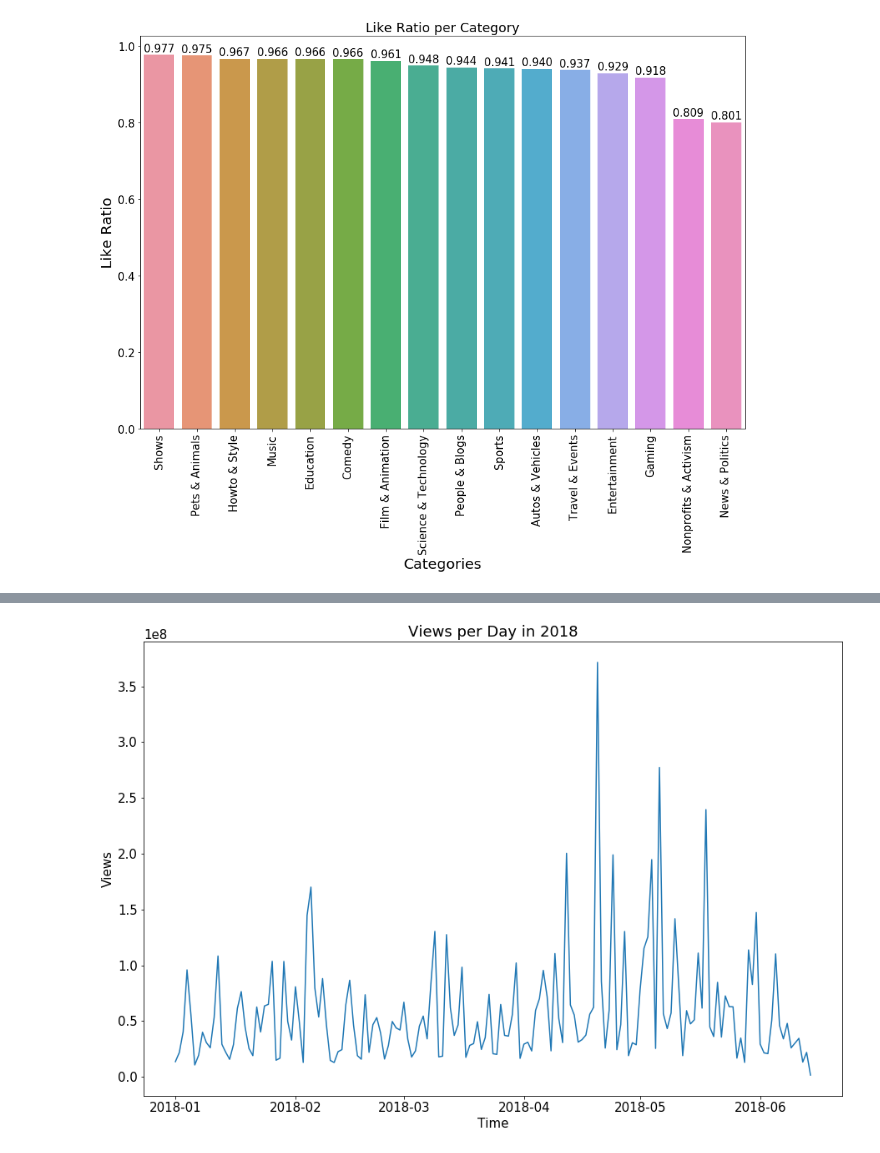
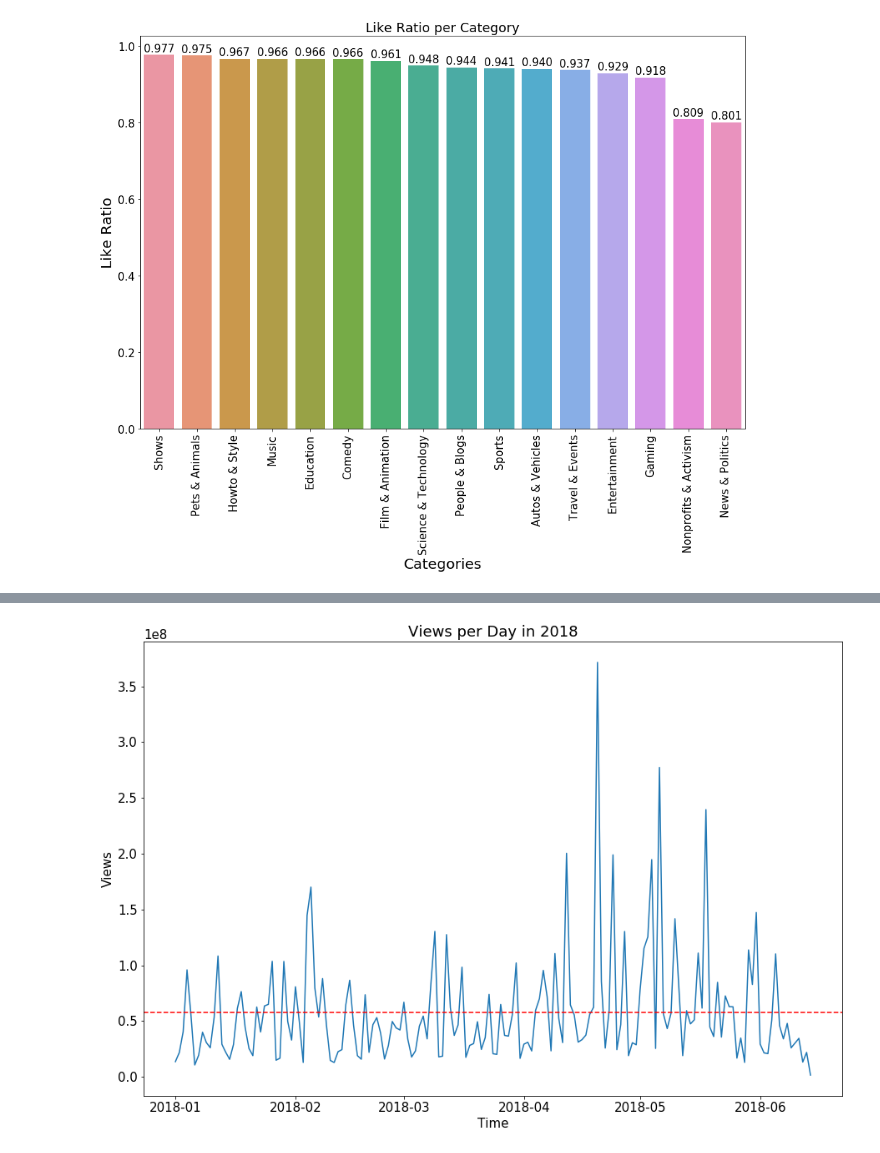
Before and after one commit to NickBoller/NickBoller.github.io, a Jupyter notebook: Final Project.ipynb, the cells around one changed output, grey strips where cells are left out. Cells and saved outputs as stored; diff of their text form; code cells hidden in the pictures.

```diff
--- a/Final Project.ipynb
+++ b/Final Project.ipynb
@@ -285,32 +280,38 @@ for index, row in yt_videos.iterrows():
 
 # Add the new date column
 yt_videos['publish_date'] = publish_date
 
 # Convert the new date column to a datetime object
 yt_videos['publish_date'] = pd.to_datetime(yt_videos['publish_date'])
 
 # Sort the dataframe in ascending order by datetime
 yt_videos = yt_videos.sort_values(by='publish_date')
 
 views_per_day = {k:0 for k in yt_videos['publish_date']}
 cutoff_date = datetime.datetime(2018,1,1)
 
 # Only tally views on days that come on or after January 1, 2018
 # This is because most of the data occurs in 2018
 for index, row in yt_videos.iterrows():
     if row['publish_date'] >= cutoff_date:
         views_per_day[row['publish_date']] += row['views']
 
 # Only consider views that are greater than zero
 dates = [k for k,v in views_per_day.items() if v > 0]
 views = [v for k,v in views_per_day.items() if v > 0]
 
+# Calculate the max views and average views
+max_views = max(views_per_day, key=views_per_day.get)
+mean_views = np.mean(views)
+
 # Draw the Time Series Plot
 plt.figure(figsize=(15,10))
 plt.plot(dates, views)
+# Indicate the average number of views with a horizontal line
+plt.axhline(mean_views, color='r', linestyle='dashed')
 plt.xlabel("Time")
-plt.title("Views per Day in 2018", )
+plt.title("Views per Day in 2018")
 plt.ylabel("Views")
 plt.show()
 # %% [output]
-[figure, old version]
+[figure, new version]
```
Also changed, not shown: parts of 39 cells of this notebook.
